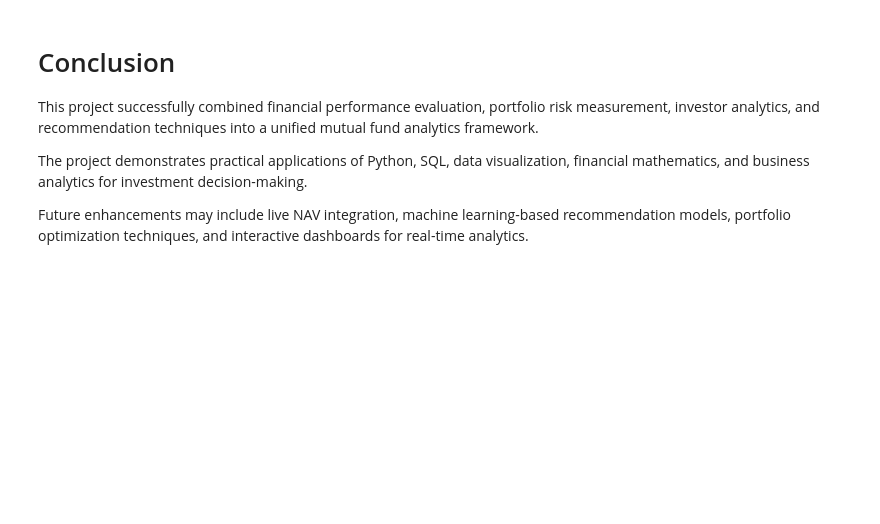
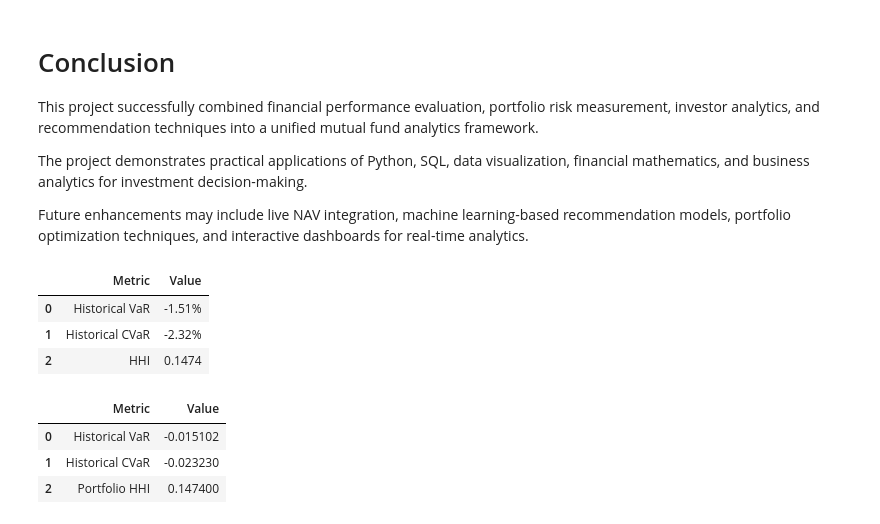
Before and after one commit to sonalisahu3412-collab/Mutual_Fund_Analytics, a Jupyter notebook: notebooks/05_advanced_analytics.ipynb, the cells around one changed output. Cells and saved outputs as stored; diff of their text form; code cells hidden in the pictures; blank space fills up the shorter version.

```diff
--- a/notebooks/05_advanced_analytics.ipynb
+++ b/notebooks/05_advanced_analytics.ipynb
@@ -740,3 +740,43 @@ This project successfully combined financial performance evaluation, portfolio r
 The project demonstrates practical applications of Python, SQL, data visualization, financial mathematics, and business analytics for investment decision-making.
 
 Future enhancements may include live NAV integration, machine learning-based recommendation models, portfolio optimization techniques, and interactive dashboards for real-time analytics.
+# %%
+advanced_summary = pd.DataFrame({
+    "Metric":[
+        "Historical VaR",
+        "Historical CVaR",
+        "HHI"
+    ],
+    "Value":[
+        f"{var_95:.2%}",
+        f"{cvar_95:.2%}",
+        f"{hhi:.4f}"
+    ]
+})
+
+advanced_summary
+# %% [output]
+|  | Metric | Value |
+| 0 | Historical VaR | -1.51% |
+| 1 | Historical CVaR | -2.32% |
+| 2 | HHI | 0.1474 |
+# %%
+advanced_summary = pd.DataFrame({
+    "Metric": [
+        "Historical VaR",
+        "Historical CVaR",
+        "Portfolio HHI"
+    ],
+    "Value": [
+        var_95,
+        cvar_95,
+        hhi
+    ]
+})
+
+advanced_summary
+# %% [output]
+|  | Metric | Value |
+| 0 | Historical VaR | -0.015102 |
+| 1 | Historical CVaR | -0.023230 |
+| 2 | Portfolio HHI | 0.147400 |
```
Also changed, not shown: 11 other files.
